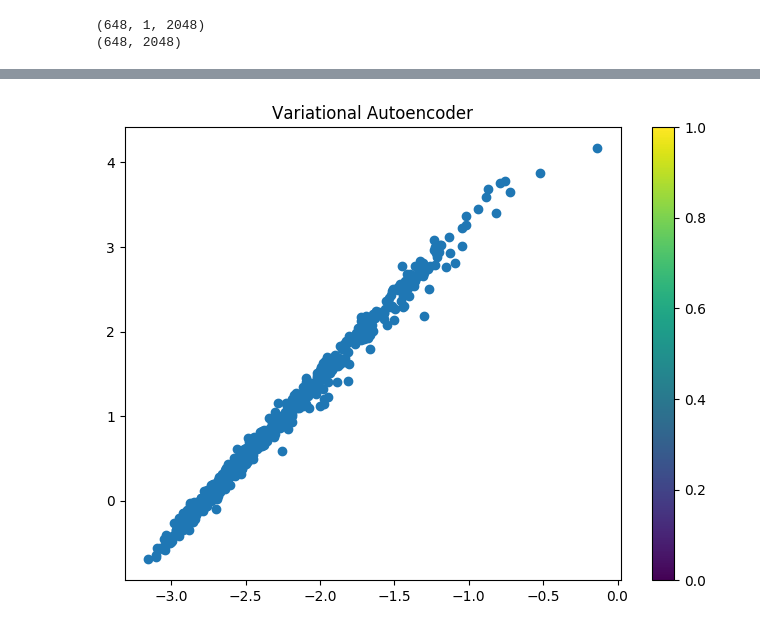
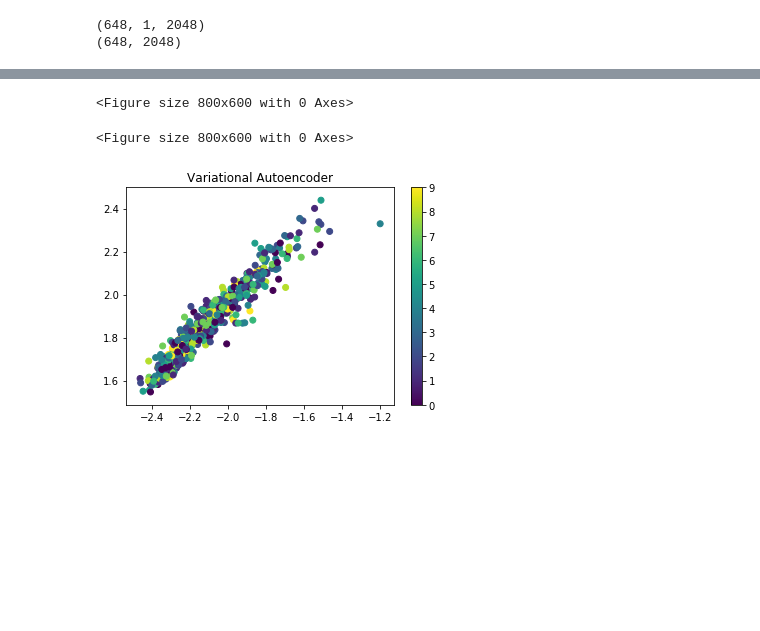
Before and after one commit to rockey1006/Variational-Autoencoders, a Jupyter notebook: Extract_LDFfeatures_with_Resnet+VAE.ipynb, the cells around one changed output, grey strips where cells are left out. Saved outputs shown, nothing was run; the diff lists cells and outputs as text; code cells hidden in the pictures; blank space fills up the shorter version.

```diff
--- a/Extract_LDFfeatures_with_Resnet+VAE.ipynb
+++ b/Extract_LDFfeatures_with_Resnet+VAE.ipynb
@@ -116,6 +137,13 @@ for i, element in enumerate(img_train):
   x = preprocess_input(x)
 
   features.append(model.predict(x))
+# %%
+features_test=[]
+for i, element in enumerate(img_test):
+  x = image.img_to_array(element)
+  x = np.expand_dims(x, axis=0)
+  x = preprocess_input(x)
+  features_test.append(model.predict(x))
 # %%
 len(features)
 # %% [output]
@@ -214,3 +231,8 @@ print(x_train.shape)
 # %% [output]
 (648, 1, 2048)
 (648, 2048)
+# %%
+x_test = np.array(features_test)
+print(x_test.shape)
+x_test = x_test.reshape((len(x_test), np.prod(x_test.shape[1:])))#改变shape从(6000,28,28)到(6000,784)
+print(x_test.shape)
@@ -220,5 +245,5 @@ vae.fit(x_train,#算输出和输入分布的差异所以没有y
         epochs=epochs,
         batch_size=batch_size,
         verbose=2,
-        validation_data=(x_train, None))
+        validation_data=(x_test, None))
 # %% [output]
@@ -242,19 +267,17 @@ Epoch 50/50
 <keras.callbacks.History at 0x...>
 # %%
-encoder = Model(x, z_mean)#输入x，输出z_mean的网络
-
+encoder = Model(x, z_mean)
 # display a 2D plot of the digit classes in the latent space
-x_test_encoded = encoder.predict(x_train, batch_size=batch_size)#100个batch的输出z_mean，z_mean是一个二维的vector
-#predict(self, x, batch_size=32, verbose=0),按batch获得输入数据对应的输出，函数的返回值是预测值的numpy array
-
-
-plt.figure(figsize=(8, 6), dpi=100)#Create a new figure.
-
-
-plt.scatter(x_test_encoded[:, 0], x_test_encoded[:, 1])
-#冒号代表全选，0和1代表z_mean 二维vector的第0维和第1维
-plt.title('Variational Autoencoder')
-plt.colorbar()
-plt.show()
+x_test_encoded = encoder.predict(x_train, batch_size=batch_size)
-# %% [output]
-[figure, removed]
+# %%
+plt.figure(figsize=(8, 6), dpi=100)#Create a new figure.
+# %% [output]
+<Figure size 800x600 with 0 Axes>
+<Figure size 800x600 with 0 Axes>
+# %%
+plt.scatter(x_test_encoded[:, 0], x_test_encoded[:, 1],c=y_train)
+plt.title('Variational Autoencoder')
+plt.colorbar()
+plt.show()
+# %% [output]
+[figure, added]
```
Also changed, not shown: parts of 9 cells of this notebook.
